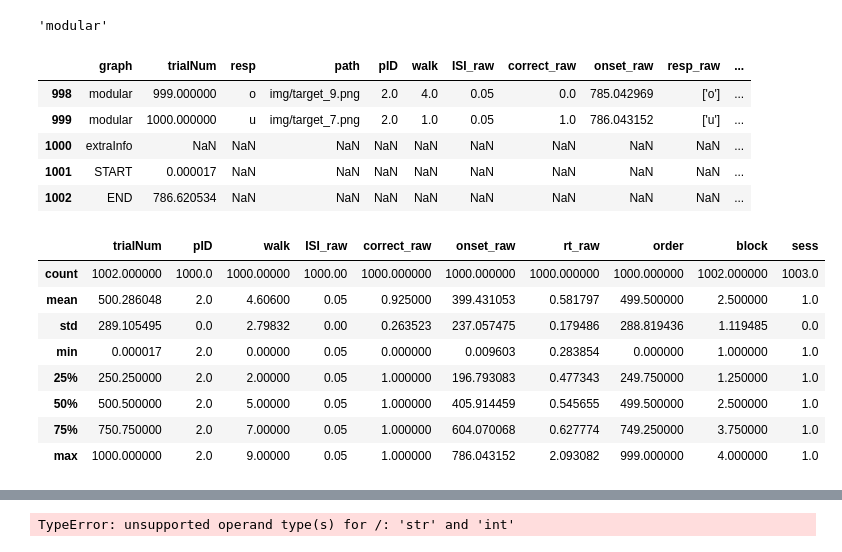
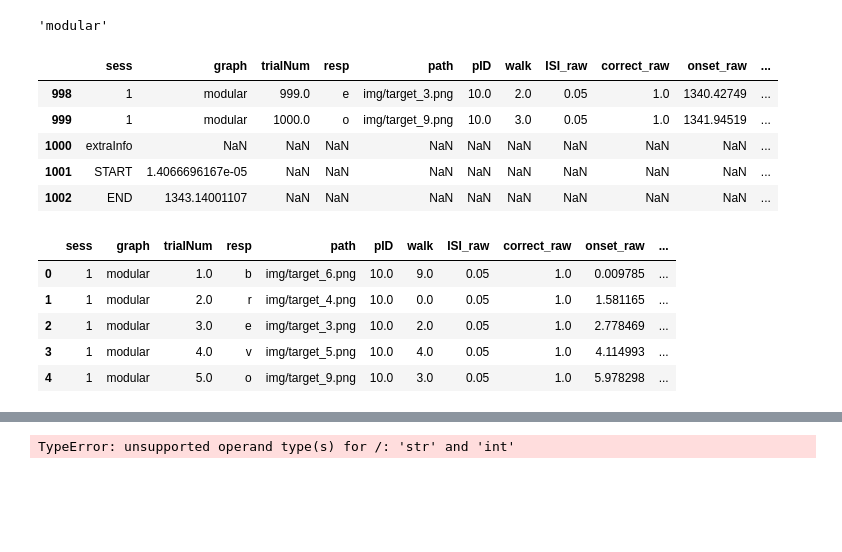
Before and after one commit to jastiso/statistical_learning, a Jupyter notebook: scripts/behavior/single_subject_behavior.ipynb, the cells around one changed output, grey strips where cells are left out. Cells and saved outputs as stored; diff of their text form; code cells hidden in the pictures; blank space fills up the shorter version.

```diff
--- a/scripts/behavior/single_subject_behavior.ipynb
+++ b/scripts/behavior/single_subject_behavior.ipynb
@@ -16,9 +16,9 @@ import matplotlib.pyplot as plt
 import os
 
 # read data
-top_dir = '/Users/stiso/Documents/Python/graphLearning/ECoG data/'
-subj = '2'
-HUPID = '187'
+top_dir = '/Users/stiso/Documents/Code/graph_learning/ECoG_data/'
+subj = '10'
+HUPID = '198'
 data_raw = pd.read_csv("".join((top_dir, 'behavioral_data_raw/HUP', HUPID, '_typingtask/subj', subj, '_log_motor_run1.csv')))
 # load all sessions
 
@@ -49,12 +49,12 @@ for index, row in data.iterrows():
 
 data.tail()
 # %% [output]
-|  | graph | trialNum | resp | path | pID | walk | ISI_raw | correct_raw | onset_raw | resp_raw | ... |
-| 998 | modular | 999.000000 | o | img/target_9.png | 2.0 | 4.0 | 0.05 | 0.0 | 785.042969 | ['o'] | ... |
-| 999 | modular | 1000.000000 | u | img/target_7.png | 2.0 | 1.0 | 0.05 | 1.0 | 786.043152 | ['u'] | ... |
+|  | sess | graph | trialNum | resp | path | pID | walk | ISI_raw | correct_raw | onset_raw | ... |
+| 998 | 1 | modular | 999.0 | e | img/target_3.png | 10.0 | 2.0 | 0.05 | 1.0 | 1340.42749 | ... |
+| 999 | 1 | modular | 1000.0 | o | img/target_9.png | 10.0 | 3.0 | 0.05 | 1.0 | 1341.94519 | ... |
 | 1000 | extraInfo | NaN | NaN | NaN | NaN | NaN | NaN | NaN | NaN | NaN | ... |
-| 1001 | START | 0.000017 | NaN | NaN | NaN | NaN | NaN | NaN | NaN | NaN | ... |
-| 1002 | END | 786.620534 | NaN | NaN | NaN | NaN | NaN | NaN | NaN | NaN | ... |
+| 1001 | START | 1.4066696167e-05 | NaN | NaN | NaN | NaN | NaN | NaN | NaN | NaN | ... |
+| 1002 | END | 1343.14001107 | NaN | NaN | NaN | NaN | NaN | NaN | NaN | NaN | ... |
 # %%
 # add session if its not there
 try:
@@ -62,17 +62,14 @@ try:
 except:
     data['sess'] = 1
 # %%
-data.describe()
+data.head()
 # %% [output]
-|  | trialNum | pID | walk | ISI_raw | correct_raw | onset_raw | rt_raw | order | block | sess |
-| count | 1002.000000 | 1000.0 | 1000.00000 | 1000.00 | 1000.000000 | 1000.000000 | 1000.000000 | 1000.000000 | 1002.000000 | 1003.0 |
-| mean | 500.286048 | 2.0 | 4.60600 | 0.05 | 0.925000 | 399.431053 | 0.581797 | 499.500000 | 2.500000 | 1.0 |
-| std | 289.105495 | 0.0 | 2.79832 | 0.00 | 0.263523 | 237.057475 | 0.179486 | 288.819436 | 1.119485 | 0.0 |
-| min | 0.000017 | 2.0 | 0.00000 | 0.05 | 0.000000 | 0.009603 | 0.283854 | 0.000000 | 1.000000 | 1.0 |
-| 25% | 250.250000 | 2.0 | 2.00000 | 0.05 | 1.000000 | 196.793083 | 0.477343 | 249.750000 | 1.250000 | 1.0 |
-| 50% | 500.500000 | 2.0 | 5.00000 | 0.05 | 1.000000 | 405.914459 | 0.545655 | 499.500000 | 2.500000 | 1.0 |
-| 75% | 750.750000 | 2.0 | 7.00000 | 0.05 | 1.000000 | 604.070068 | 0.627774 | 749.250000 | 3.750000 | 1.0 |
-| max | 1000.000000 | 2.0 | 9.00000 | 0.05 | 1.000000 | 786.043152 | 2.093082 | 999.000000 | 4.000000 | 1.0 |
+|  | sess | graph | trialNum | resp | path | pID | walk | ISI_raw | correct_raw | onset_raw | ... |
+| 0 | 1 | modular | 1.0 | b | img/target_6.png | 10.0 | 9.0 | 0.05 | 1.0 | 0.009785 | ... |
+| 1 | 1 | modular | 2.0 | r | img/target_4.png | 10.0 | 0.0 | 0.05 | 1.0 | 1.581165 | ... |
+| 2 | 1 | modular | 3.0 | e | img/target_3.png | 10.0 | 2.0 | 0.05 | 1.0 | 2.778469 | ... |
+| 3 | 1 | modular | 4.0 | v | img/target_5.png | 10.0 | 4.0 | 0.05 | 1.0 | 4.114993 | ... |
+| 4 | 1 | modular | 5.0 | o | img/target_9.png | 10.0 | 3.0 | 0.05 | 1.0 | 5.978298 | ... |
 # %%
 # Basic preprocessing
 
```
Also changed, not shown: parts of 8 cells of this notebook, 41 other files.
